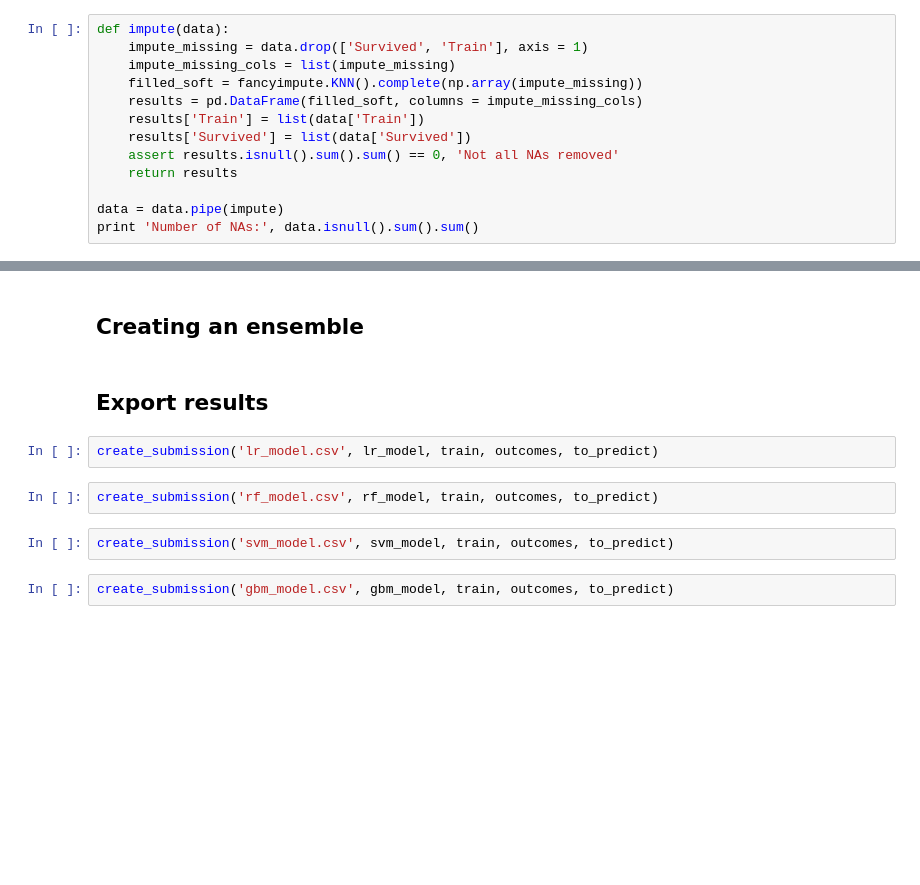
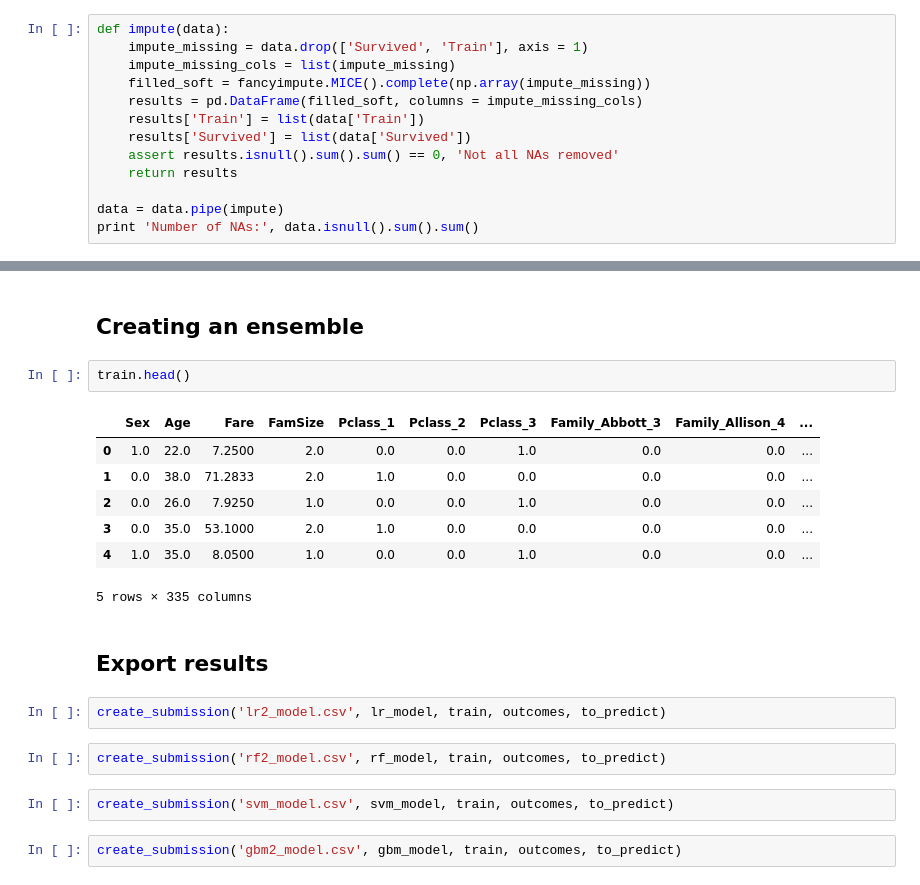
Before and after one commit to jakesherman/titanic-kaggle, a Jupyter notebook: notebook.ipynb, the cells around one changed output, grey strips where cells are left out. Saved outputs shown, nothing was run; the diff lists cells and outputs as text; blank space fills up the shorter version.

```diff
--- a/notebook.ipynb
+++ b/notebook.ipynb
@@ -103,7 +101,7 @@ Impute missing values.
 def impute(data):
     impute_missing = data.drop(['Survived', 'Train'], axis = 1)
     impute_missing_cols = list(impute_missing)
-    filled_soft = fancyimpute.KNN().complete(np.array(impute_missing))
+    filled_soft = fancyimpute.MICE().complete(np.array(impute_missing))
     results = pd.DataFrame(filled_soft, columns = impute_missing_cols)
     results['Train'] = list(data['Train'])
     results['Survived'] = list(data['Survived'])
@@ -273,12 +303,22 @@ Wall time: 36min 11s
 # %% [markdown]
 ## Creating an ensemble
+# %%
+train.head()
+# %% [output]
+|  | Sex | Age | Fare | FamSize | Pclass_1 | Pclass_2 | Pclass_3 | Family_Abbott_3 | Family_Allison_4 | ... |
+| 0 | 1.0 | 22.0 | 7.2500 | 2.0 | 0.0 | 0.0 | 1.0 | 0.0 | 0.0 | ... |
+| 1 | 0.0 | 38.0 | 71.2833 | 2.0 | 1.0 | 0.0 | 0.0 | 0.0 | 0.0 | ... |
+| 2 | 0.0 | 26.0 | 7.9250 | 1.0 | 0.0 | 0.0 | 1.0 | 0.0 | 0.0 | ... |
+| 3 | 0.0 | 35.0 | 53.1000 | 2.0 | 1.0 | 0.0 | 0.0 | 0.0 | 0.0 | ... |
+| 4 | 1.0 | 35.0 | 8.0500 | 1.0 | 0.0 | 0.0 | 1.0 | 0.0 | 0.0 | ... |
+5 rows × 335 columns
 # %% [markdown]
 ## Export results
 # %%
-create_submission('lr_model.csv', lr_model, train, outcomes, to_predict)
+create_submission('lr2_model.csv', lr_model, train, outcomes, to_predict)
 # %%
-create_submission('rf_model.csv', rf_model, train, outcomes, to_predict)
+create_submission('rf2_model.csv', rf_model, train, outcomes, to_predict)
 # %%
 create_submission('svm_model.csv', svm_model, train, outcomes, to_predict)
 # %%
-create_submission('gbm_model.csv', gbm_model, train, outcomes, to_predict)
+create_submission('gbm2_model.csv', gbm_model, train, outcomes, to_predict)
```
Also changed, not shown: parts of 12 cells of this notebook, 6 other files.
